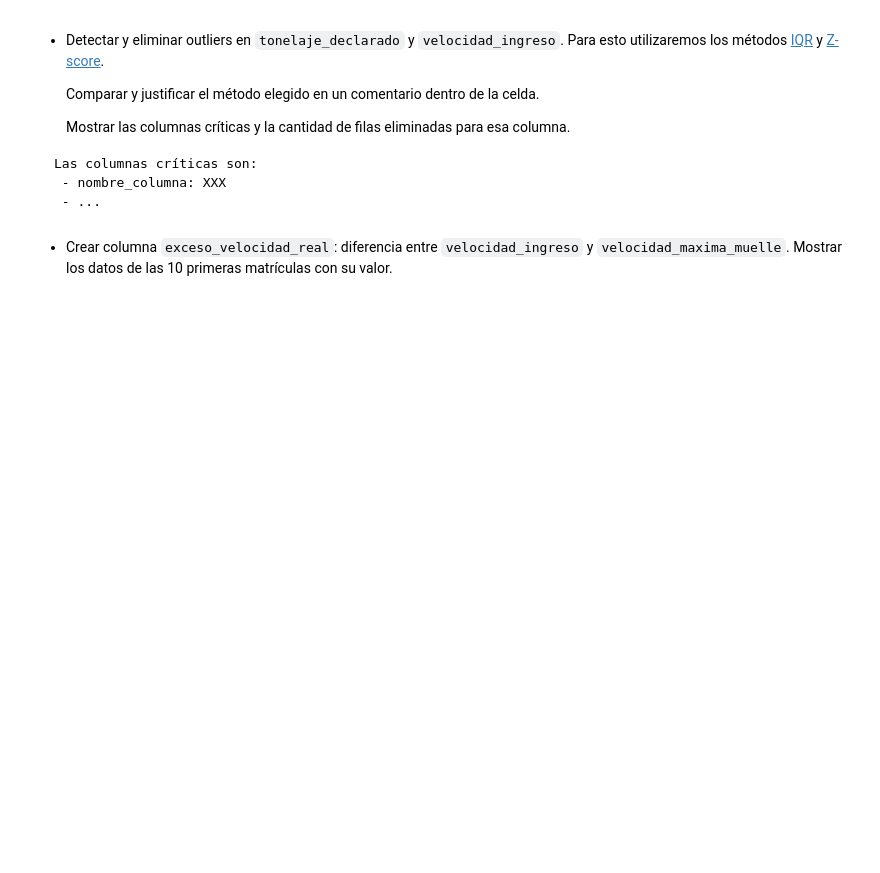
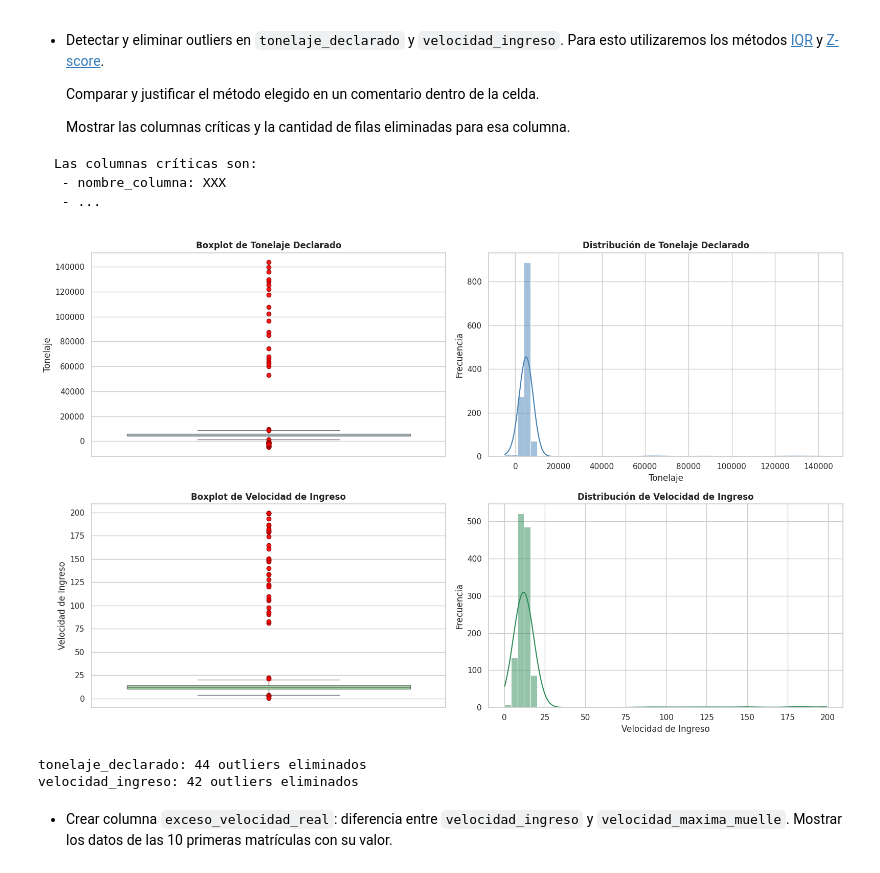
Before and after one commit to HectorOviedoM/Port_Log-Grupo_16, a Jupyter notebook: 01_Port_Log_Grupo_16.ipynb, the cells around one changed output. Cells and saved outputs as stored; diff of their text form; code cells hidden in the pictures; blank space fills up the shorter version.

Commit message:
Día 03: completar la limpieza y normalización de datos

````diff
--- a/01_Port_Log_Grupo_16.ipynb
+++ b/01_Port_Log_Grupo_16.ipynb
@@ -563,6 +623,60 @@ Las columnas críticas son:
  - nombre_columna: XXX
  - ...
 ```
+# %%
+# Configurar grid de 2 filas x 2 columnas
+fig, axes = plt.subplots(2, 2, figsize=(16, 10))
+
+# --- VARIABLE 1: TONELAJE DECLARADO ---
+# Boxplot con escala completa para ver el outlier de 147k y el negativo
+sns.boxplot(data=df_raw, y='tonelaje_declarado', ax=axes[0, 0], color='lightblue',
+            flierprops=dict(marker='o', markerfacecolor='red', markeredgecolor='darkred', alpha=0.9))
+axes[0, 0].set_title("Boxplot de Tonelaje Declarado", fontsize=12, fontweight='bold')
+axes[0, 0].set_ylabel("Tonelaje")
+
+# Histograma + Densidad para ver la forma de la masa de datos
+sns.histplot(data=df_raw, x='tonelaje_declarado', ax=axes[0, 1], kde=True, color='steelblue', bins=50)
+axes[0, 1].set_title("Distribución de Tonelaje Declarado", fontsize=12, fontweight='bold')
+axes[0, 1].set_xlabel("Tonelaje")
+axes[0, 1].set_ylabel("Frecuencia")
+
+
+# --- VARIABLE 2: VELOCIDAD DE INGRESO ---
+# Boxplot con escala completa (el outlier llega casi a 200)
+sns.boxplot(data=df_raw, y='velocidad_ingreso', ax=axes[1, 0], color='lightgreen',
+            flierprops=dict(marker='o', markerfacecolor='red', markeredgecolor='darkred', alpha=0.9))
+axes[1, 0].set_title("Boxplot de Velocidad de Ingreso", fontsize=12, fontweight='bold')
+axes[1, 0].set_ylabel("Velocidad de Ingreso")
+
+# Histograma + Densidad
+sns.histplot(data=df_raw, x='velocidad_ingreso', ax=axes[1, 1], kde=True, color='seagreen', bins=50)
+axes[1, 1].set_title("Distribución de Velocidad de Ingreso", fontsize=12, fontweight='bold')
+axes[1, 1].set_xlabel("Velocidad de Ingreso")
+axes[1, 1].set_ylabel("Frecuencia")
+
+plt.tight_layout()
+plt.show()
+# %% [output]
+[figure, added]
+# %%
+# Los gráficos demuestran que existen valores atípicos extremos y que usar el método Z score no es adecuado porque los datos no tienen una distribución normal y la presencia de estos extremos distorsiona la media y la desviación estándar, afectando la precisión del límite. En cambio, utilizar el método IQR permite calcular correctamente los extremos ya que se basa en medianas y cuartiles.
+
+def eliminar_outliers_iqr(df, columna):
+    q1 = df[columna].quantile(0.25)
+    q3 = df[columna].quantile(0.75)
+    iqr = q3 - q1
+    limite_inferior = q1 - 1.5 * iqr
+    limite_superior = q3 + 1.5 * iqr
+    filas_validas = df[columna].between(limite_inferior, limite_superior)
+    return df[filas_validas].copy(), (~filas_validas).sum()
+
+for columna in ["tonelaje_declarado", "velocidad_ingreso"]:
+    df_raw[columna] = pd.to_numeric(df_raw[columna], errors="coerce")
+    df_raw, filas_eliminadas = eliminar_outliers_iqr(df_raw, columna)
+    print(f"{columna}: {filas_eliminadas} outliers eliminados")
+# %% [output]
+tonelaje_declarado: 44 outliers eliminados
+velocidad_ingreso: 42 outliers eliminados
 # %% [markdown]
 
 
````
Also changed, not shown: parts of 11 cells of this notebook.
